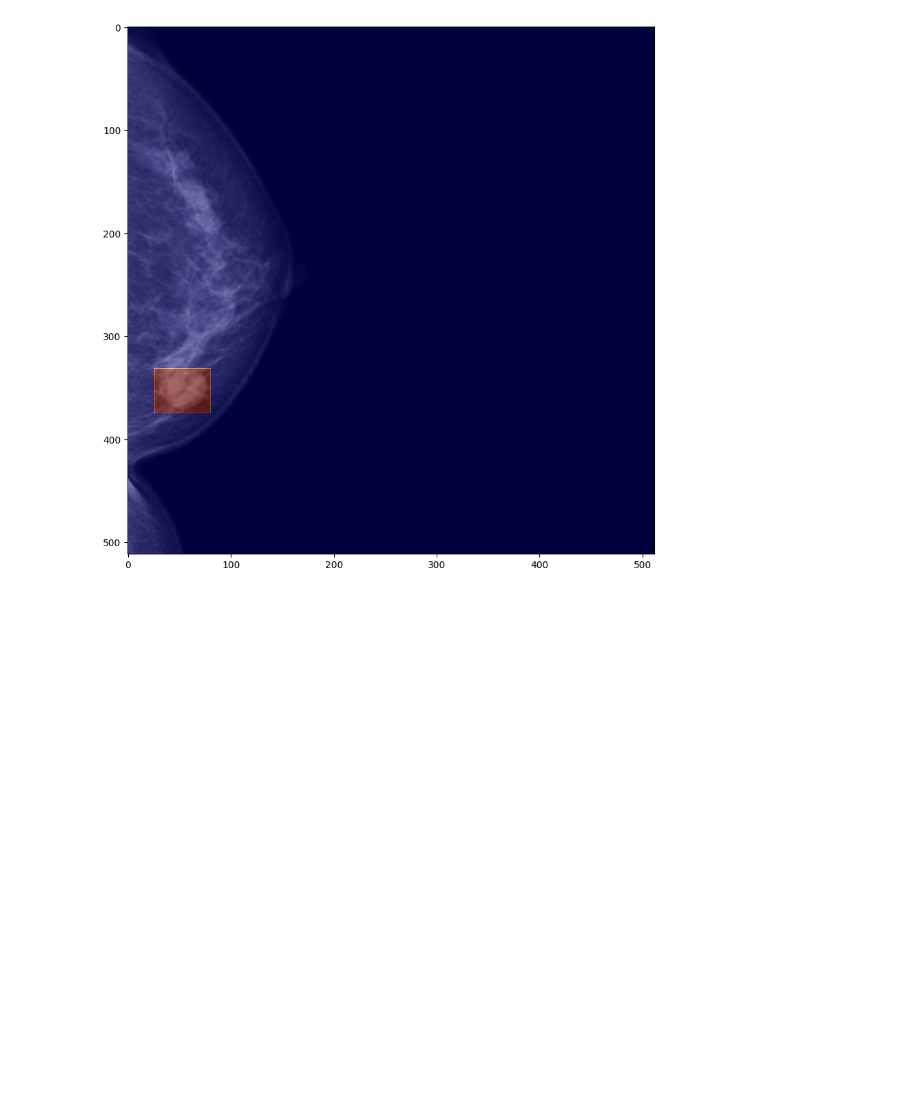
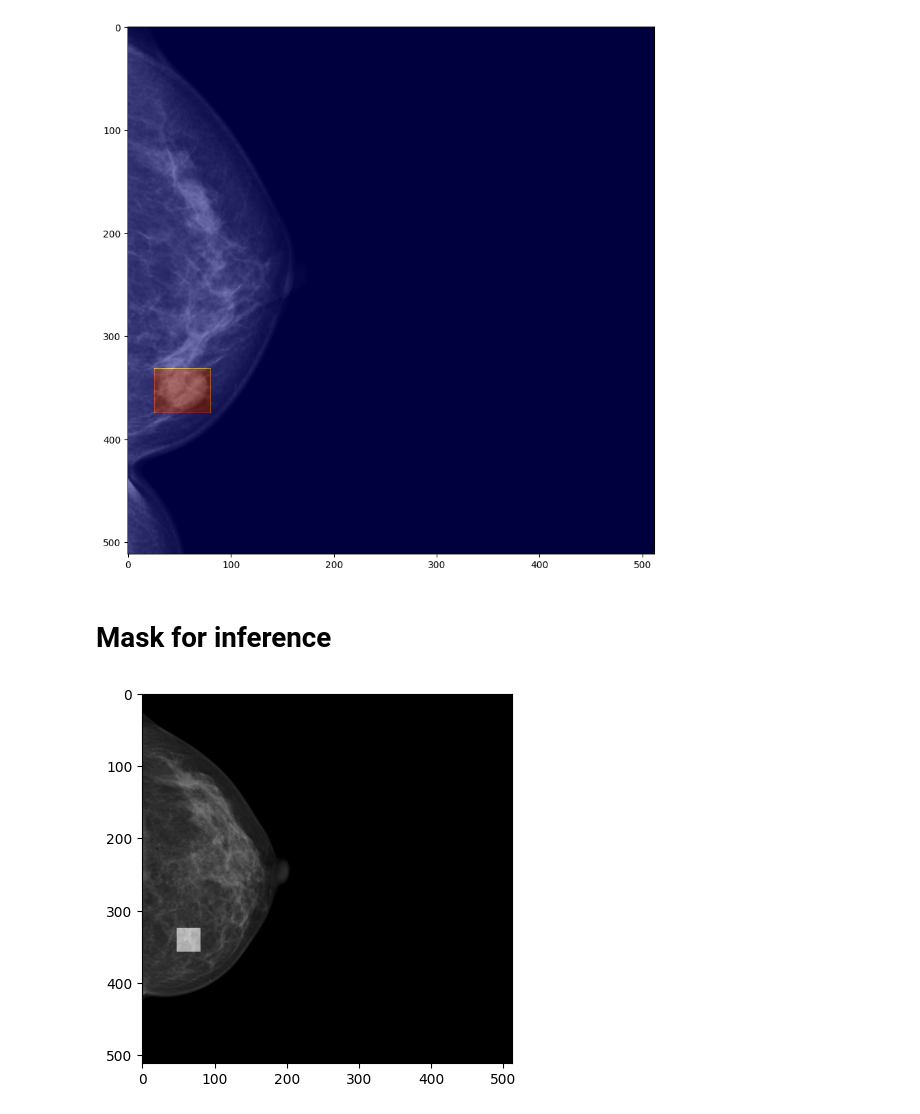
Before and after one commit to Likalto4/diffusion-models_master, a Jupyter notebook: dataset_analysis/masks/vindr-mammo/masks_generation.ipynb, the cells around one changed output. Drawn from its saved outputs; the diff is of its cells as text; code cells hidden in the pictures; blank space fills up the shorter version.

```diff
--- a/dataset_analysis/masks/vindr-mammo/masks_generation.ipynb
+++ b/dataset_analysis/masks/vindr-mammo/masks_generation.ipynb
@@ -121,3 +123,37 @@ plt.imshow(mask, cmap='jet', alpha=0.5)
 # %% [output]
 <matplotlib.image.AxesImage at 0x...>
 [figure]
+# %% [markdown]
+# Mask for inference
+# %%
+image_path = repo_path / 'data/vindr-mammo/images/siemens15k_RGB/0a55c283214f768716b7d91ff0388bd9.png'
+data_saving_path = repo_path / 'experiments/inpainting/vindr-mammo/data'
+
+# read image using pil
+pil_image = Image.open(image_path).convert("RGB")
+# create mask
+mask = Image.new("L", pil_image.size, 0)
+draw = ImageDraw.Draw(mask)
+# draw small rectangle in the center
+center = (pil_image.size[0] // 8, pil_image.size[1] // 1.5)
+size = (pil_image.size[0] // 16, pil_image.size[1] // 16)
+draw.rectangle(
+            (center[0] - size[0] // 2, center[1] - size[1] // 2, center[0] + size[0] // 2, center[1] + size[1] // 2),
+            fill=255,
+        )
+# plot image and mask overlapping
+plt.figure()
+plt.imshow(pil_image)
+plt.imshow(mask, cmap='gray', alpha=0.5)
+
+# save both images
+pil_image.save(data_saving_path / 'pil_image.png')
+mask.save(data_saving_path / 'mask.png')
+
+# convert pil image to L mode
+pil_image = pil_image.convert("L")
+# save overklapping image
+overlapped = Image.blend(pil_image, mask, 0.5)
+overlapped.save(data_saving_path / 'overlapped.png')
+# %% [output]
+[figure, added]
```
Also changed, not shown: parts of 1 cell of this notebook, 2 other files.
